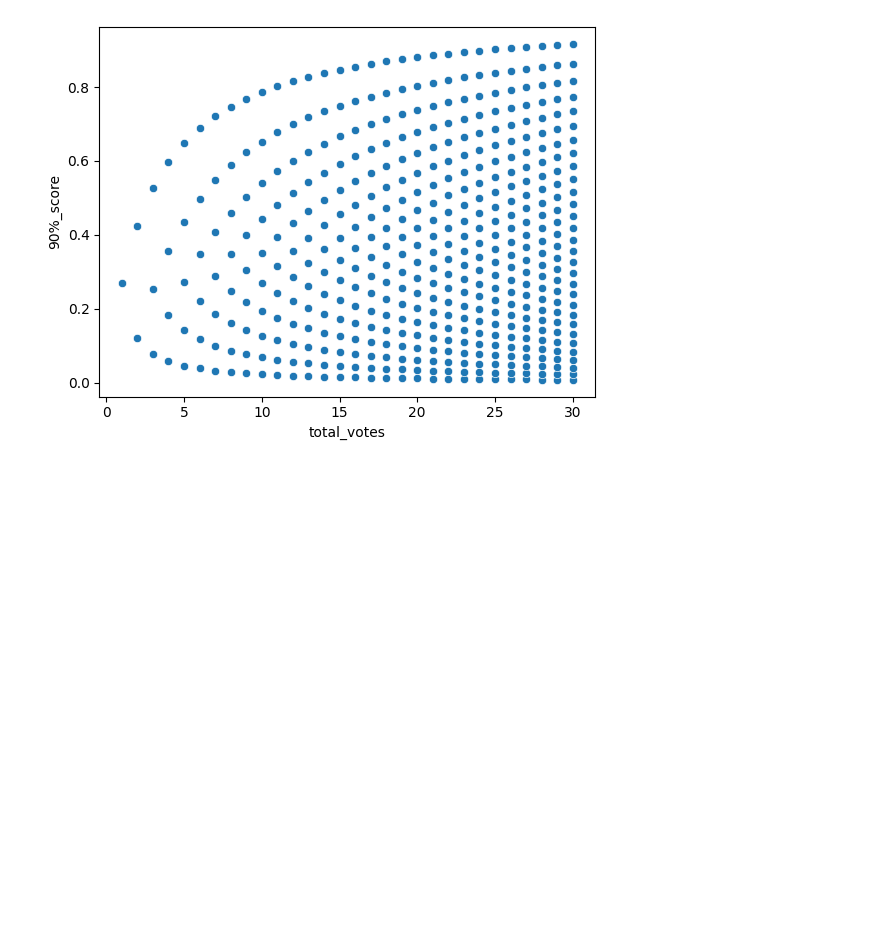
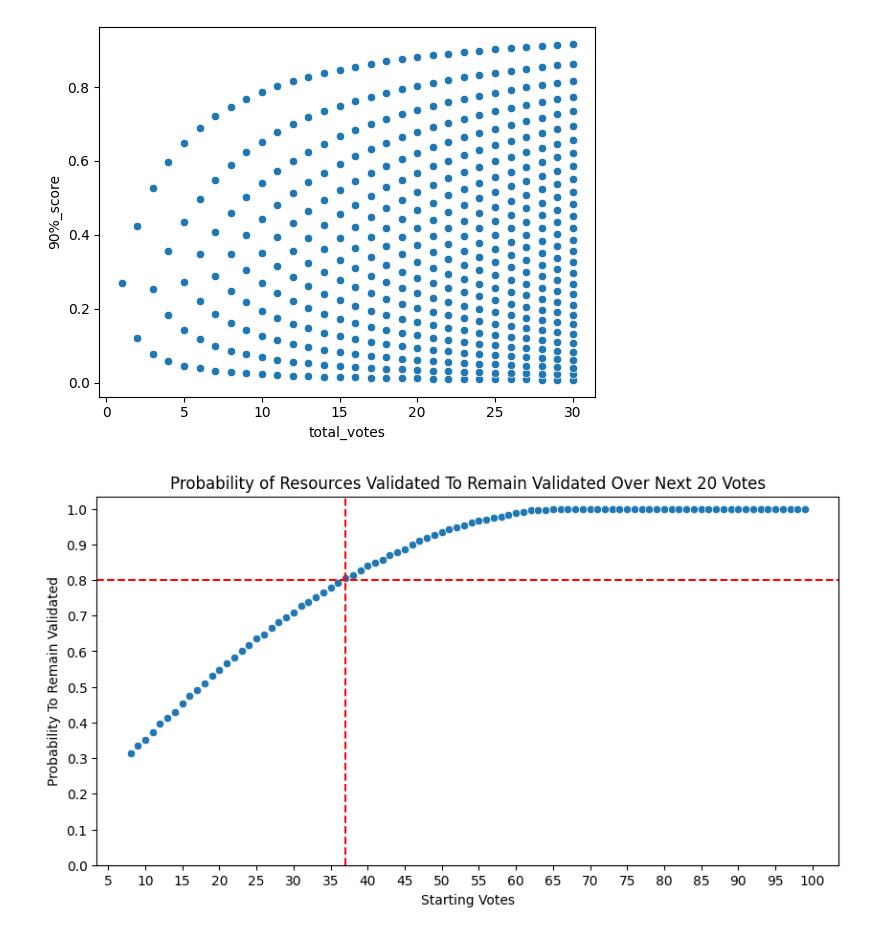
Before and after one commit to aureliobarrios/machine-learning, a Jupyter notebook: notebooks/reddit-algorithm.ipynb, the cells around one changed output. Drawn from its saved outputs; the diff is of its cells as text; code cells hidden in the pictures; blank space fills up the shorter version.

Commit message:
probability

```diff
--- a/notebooks/reddit-algorithm.ipynb
+++ b/notebooks/reddit-algorithm.ipynb
@@ -270,5 +270,25 @@ for total_votes in range(8, 100):
                 # print(f"Upvotes: {total_votes + curr_upvotes}, Downvotes: {added_votes - curr_upvotes}")
                 passed += 1
     data_dic[total_votes] = passed / trials
+# %%
+#build figure image
+fig = plt.subplots(figsize=(10, 5))
+#build a scatter plot for probability to remain validated
+ax = sns.scatterplot(x=list(data_dic.keys()), y=list(data_dic.values()))
+#set the x and y ticks for the plot
+ax.set_xticks(np.linspace(5, 100, 20))
+ax.set_yticks(np.linspace(0, 1, 11))
+#set title and labels
+ax.set(title=f'Probability of Resources Validated To Remain Validated Over Next {next_votes} Votes',
+       xlabel='Starting Votes',
+       ylabel='Probability To Remain Validated')
+#plot horizontal line
+ax.axhline(0.8, ls='--', color='red')
+#plot vertical line
+ax.axvline(37, ls='--', color='red')
+#show the plot
+plt.show()
+# %% [output]
+[figure, added]
 # %%
 sns.scatterplot(x=list(data_dic.keys()), y=list(data_dic.values()))
```
Also changed, not shown: parts of 3 cells of this notebook.
